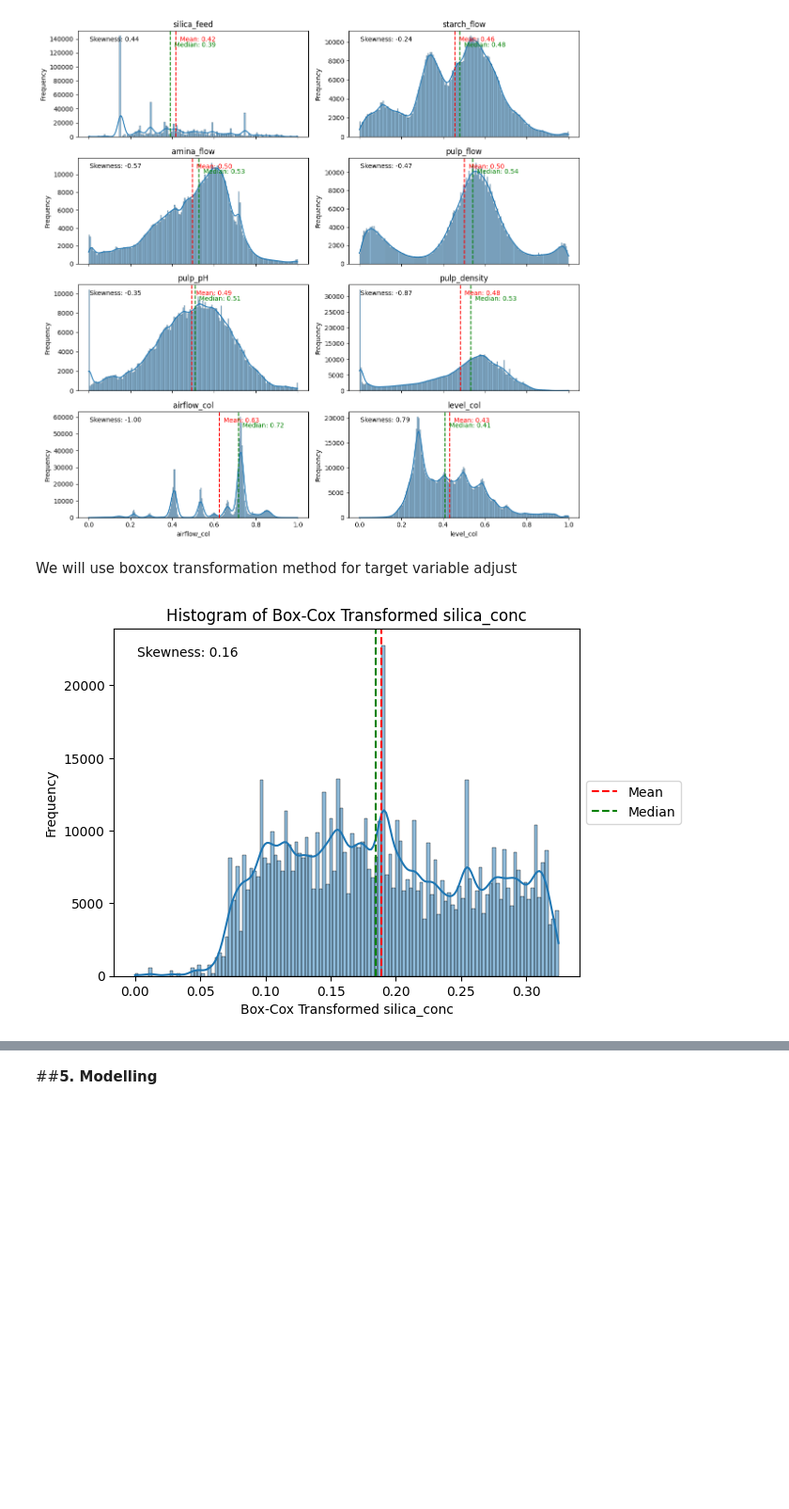
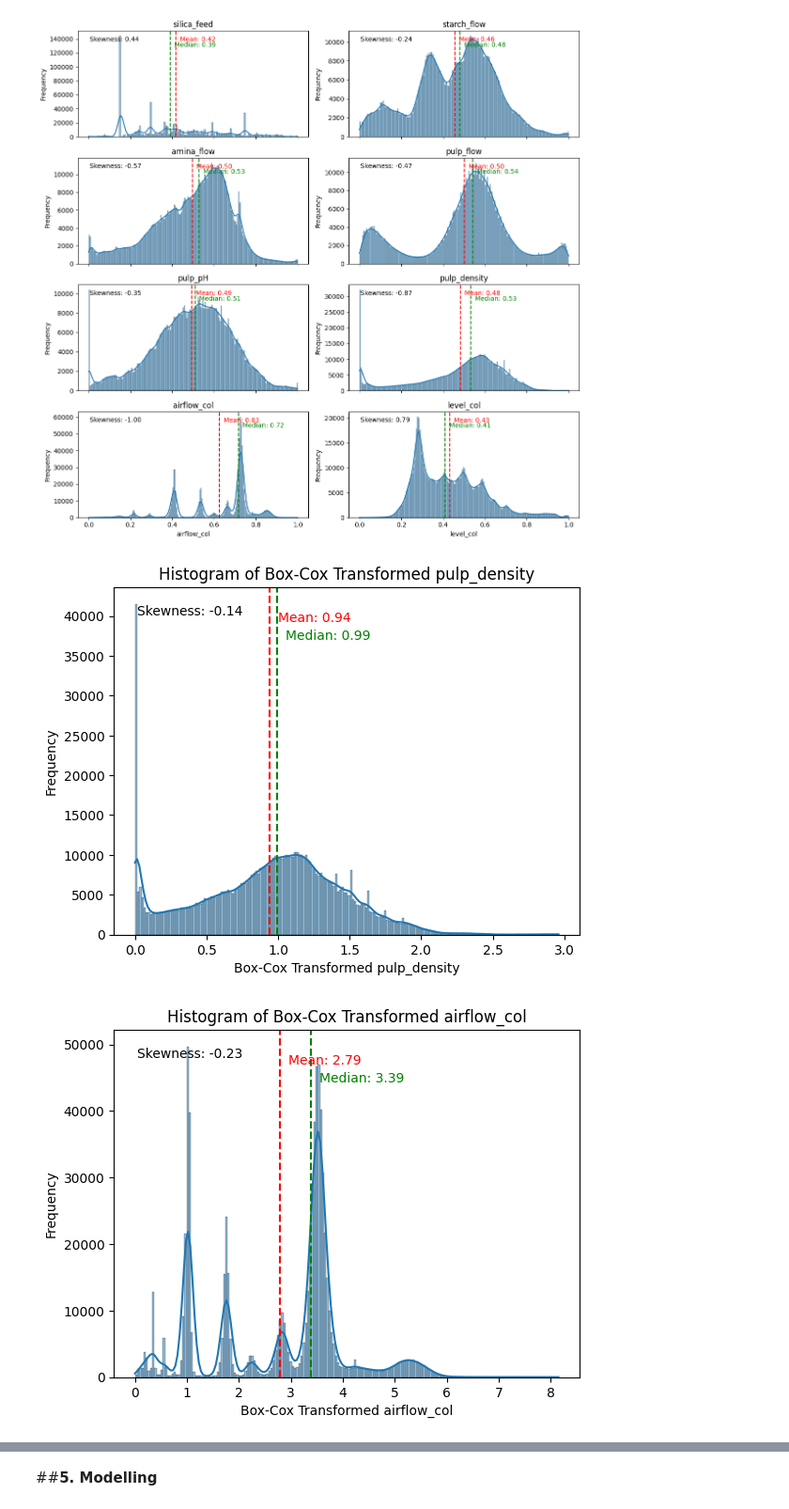
Before and after one commit to ArifAygun/Iron-Ore-Froth-Flotation-Quality-Prediction, a Jupyter notebook: AA_Iron_Ore_Froth_Flotation_Quality_Prediction.ipynb, the cells around one changed output, grey strips where cells are left out. Shown at 94% size. Cells and saved outputs as stored; diff of their text form; code cells hidden in the pictures; blank space fills up the shorter version.

```diff
--- a/AA_Iron_Ore_Froth_Flotation_Quality_Prediction.ipynb
+++ b/AA_Iron_Ore_Froth_Flotation_Quality_Prediction.ipynb
@@ -398,3 +391,13 @@ sns.boxplot(data = flotation[["silica_feed", "silica_conc"]], whis=0.75, orient
 plt.xlabel('Percentage');
 # %% [output]
 [figure]
+# %%
+from scipy.stats import zscore
+
+zscores = zscore(flotation["silica_feed"])
+for i in range(1,5):
+    print("The score threshold is: {}".format(i))
+    print("The indices of the outliers:")
+    print(np.where(zscores > i))
+    print("Number of outliers is: {}".format(len((np.where(zscores > i)[0]))))
+    print('--'*40)
@@ -758,34 +728,36 @@ plt.tight_layout(rect=[0, 0, 1, 0.96])  # Adjust the top spacing here
 plt.show()
 # %% [output]
 [figure]
-# %% [markdown]
-We will use boxcox transformation method for target variable adjust
 # %%
 from scipy.stats import boxcox
 import numpy as np
 
-# Add a constant value to shift the data
-shifted_data = flotation['silica_conc'] + abs(min(flotation['silica_conc'])) + 1
+variables = ['pulp_density', 'airflow_col', 'level_col']
 
-# Apply Box-Cox transformation
-transformed, lambda_value = boxcox(shifted_data)
+for variable in variables:
+    # Add a constant value to shift the data
+    shifted_data = flotation[variable] + abs(min(flotation[variable])) + 1
 
-# Calculate the skewness of the transformed data
-transformed_skewness = skew(transformed)
+    # Apply Box-Cox transformation
+    transformed, lambda_value = boxcox(shifted_data)
 
-# Create the histogram of the transformed data
-sns.histplot(transformed, kde=True)
-plt.axvline(np.mean(transformed), color='r', linestyle='--', label='Mean')
-plt.axvline(np.median(transformed), color='g', linestyle='--', label='Median')
-plt.text(0.05, 0.95, f'Skewness: {transformed_skewness:.2f}',
-         transform=plt.gca().transAxes, ha='left', va='top')
+    # Calculate the skewness of the transformed data
+    transformed_skewness = skew(transformed)
 
-# Set plot title and labels
-plt.title('Histogram of Box-Cox Transformed silica_conc')
-plt.xlabel('Box-Cox Transformed silica_conc')
-plt.ylabel('Frequency')
+    # Create the histogram of the transformed data
+    sns.histplot(transformed, kde=True)
+    plt.axvline(np.mean(transformed), color='r', linestyle='--')
+    plt.axvline(np.median(transformed), color='g', linestyle='--')
+    plt.text(np.mean(transformed) + 0.02 * (max(transformed) - min(transformed)), 0.9 * plt.ylim()[1], f'Mean: {np.mean(transformed):.2f}', color='r')
+    plt.text(np.median(transformed) + 0.02 * (max(transformed) - min(transformed)), 0.85 * plt.ylim()[1], f'Median: {np.median(transformed):.2f}', color='g')
+    plt.text(0.05, 0.95, f'Skewness: {transformed_skewness:.2f}', transform=plt.gca().transAxes, ha='left', va='top')
 
-plt.legend(loc='center left', bbox_to_anchor=(1, 0.5))
-plt.show()
+    # Set plot title and labels
+    plt.title(f'Histogram of Box-Cox Transformed {variable}')
+    plt.xlabel(f'Box-Cox Transformed {variable}')
+    plt.ylabel('Frequency')
+
+    plt.show()
 # %% [output]
-[figure, old version]
+[figure, new version]
+[figure, added]
```
Also changed, not shown: parts of 27 cells of this notebook.
